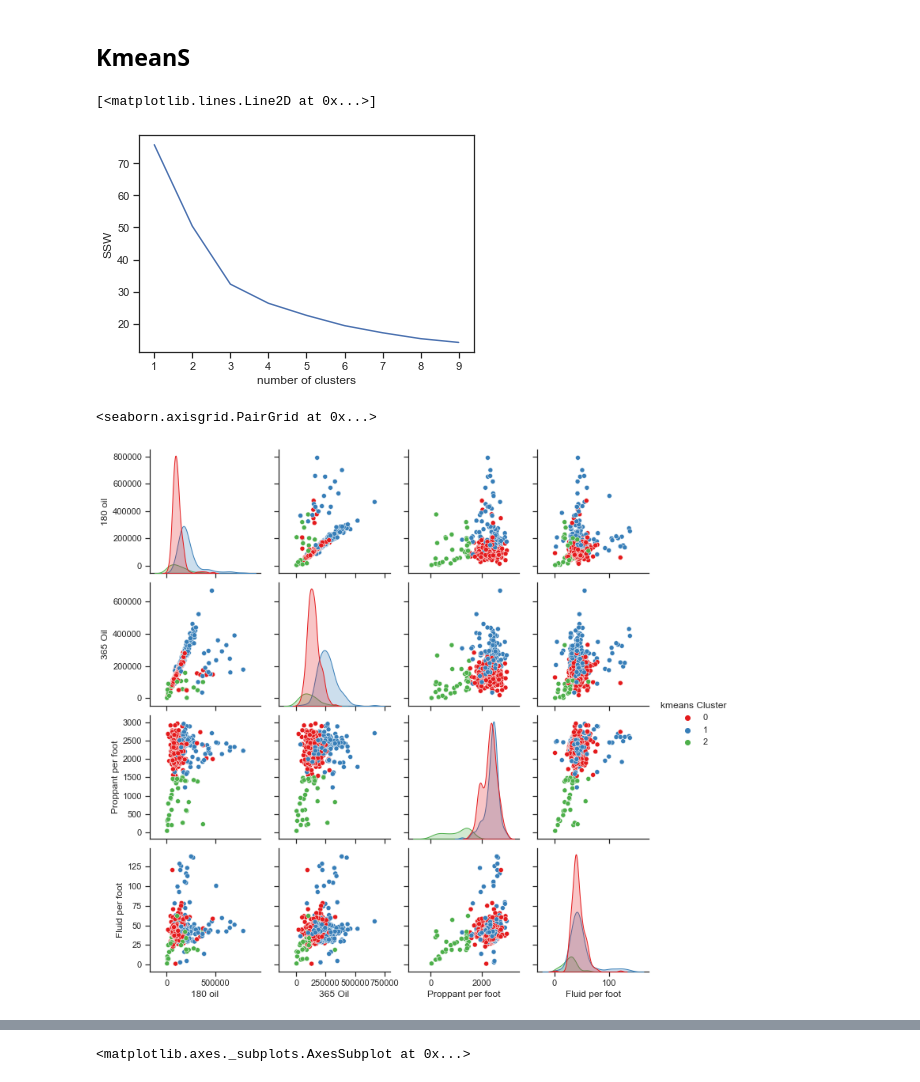
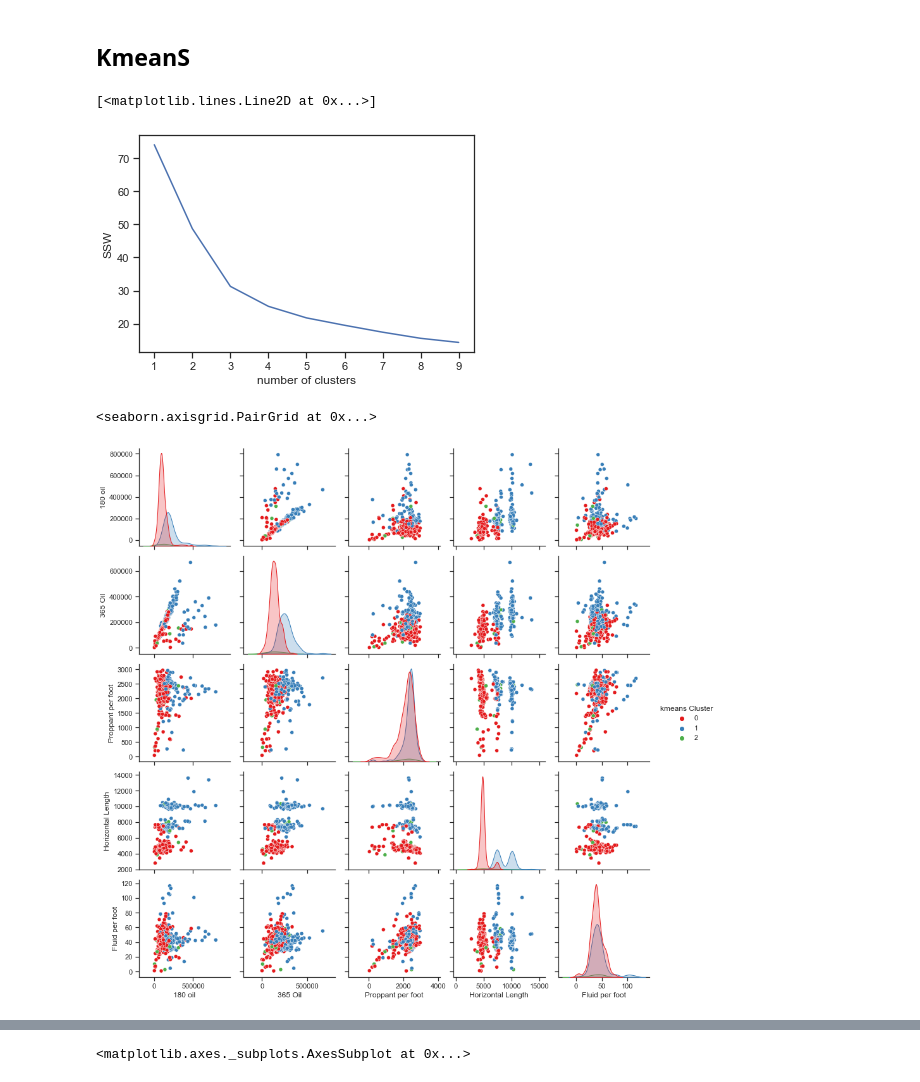
Before and after one commit to mjkhalaf/wolfcamp_DSA, a Jupyter notebook: hf.ipynb, the cells around one changed output, grey strips where cells are left out. Drawn from its saved outputs; the diff is of its cells as text; code cells hidden in the pictures.

```diff
--- a/hf.ipynb
+++ b/hf.ipynb
@@ -103,7 +103,7 @@ sns.pairplot(df[[ '180 oil', '365 Oil','Horizontal Length','Proppant per foot',
 [figure]
 # %%
 df = df[df ['Proppant per foot'] <= 3000]
-df = df[df ['Fluid per foot'] < 150]
+df = df[df ['Fluid per foot'] < 120]
 
 sns.pairplot(df[[ '180 oil', '365 Oil','Horizontal Length','Proppant per foot',
        'Fluid per foot']])
@@ -157,19 +157,19 @@ plt.xlabel('number of clusters')
 plt.plot(clusters, SSW[1:10])
 # %% [output]
 [<matplotlib.lines.Line2D at 0x...>]
-[figure, old version]
+[figure, new version]
 # %%
 Core_kmeans = KMeans(n_clusters = 3, init = 'k-means++', n_init = 10, max_iter = 300, random_state = 11)
 cluster_labels = Core_kmeans.fit_predict(df_minmax)
 # %%
 sns.set(style = 'ticks')
 
 df['kmeans Cluster'] = Core_kmeans.labels_
 
-sns.pairplot(df, vars = [ '180 oil', '365 Oil','Proppant per foot','Fluid per foot'], hue = 'kmeans Cluster', palette = "Set1")
+sns.pairplot(df, vars = [ '180 oil', '365 Oil','Proppant per foot','Horizontal Length','Fluid per foot'], hue = 'kmeans Cluster', palette = "Set1")
 # %% [output]
 <seaborn.axisgrid.PairGrid at 0x...>
-[figure, old version]
+[figure, new version]
 # %%
 sns.set(style="whitegrid")
 sns.boxplot(x=df['kmeans Cluster'], y=df['Proppant per foot'])
```
Also changed, not shown: parts of 18 cells of this notebook.
